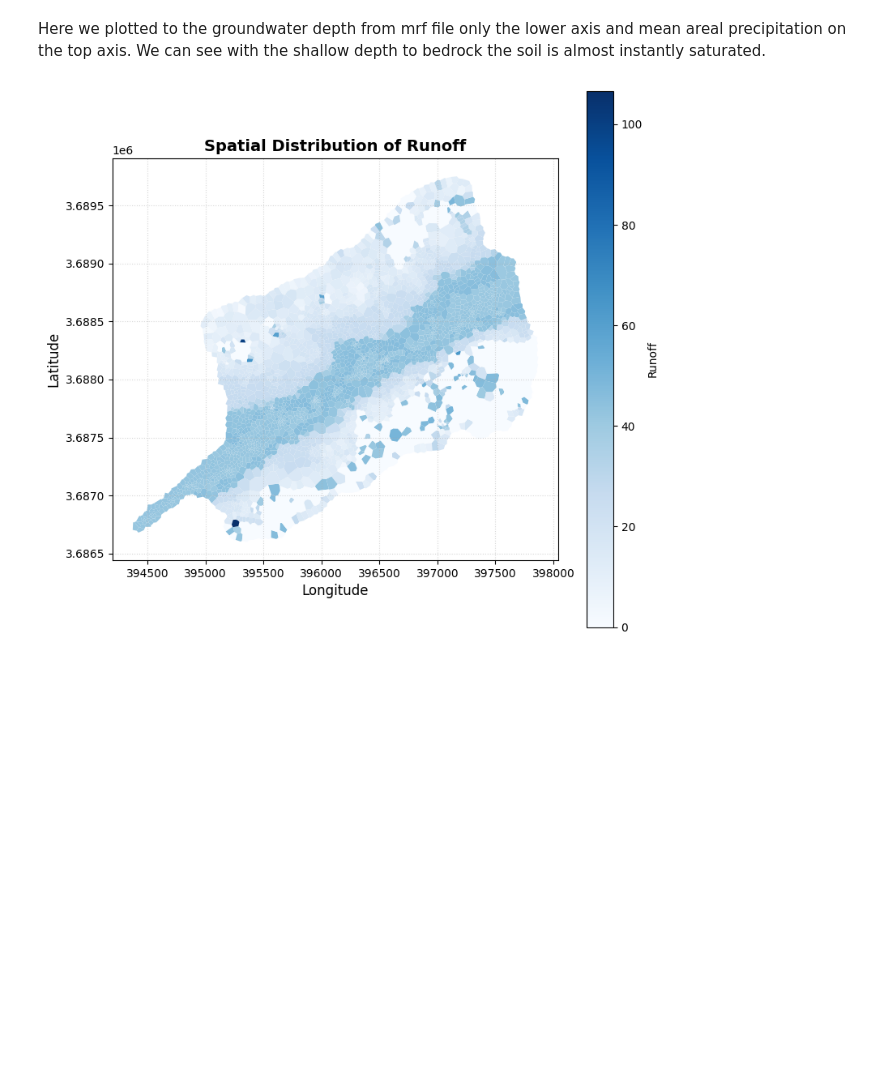
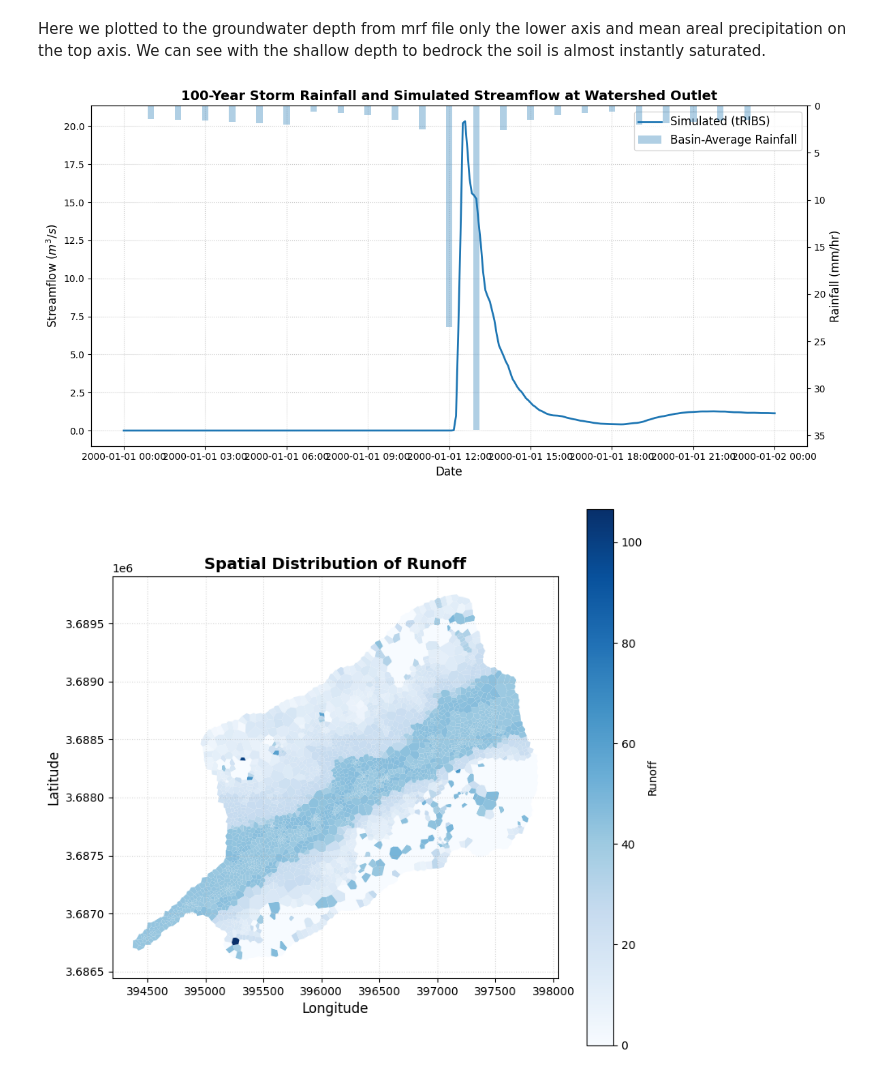
Before and after one commit to nourkanda/tRIBS-Workshop-Sandbox, a Jupyter notebook: workspaces/SMF_pytRIBS/smf_demo/Run_Model_100yr.ipynb, the cells around one changed output. Drawn from its saved outputs; the diff is of its cells as text; code cells hidden in the pictures; blank space fills up the shorter version.

```diff
--- a/workspaces/SMF_pytRIBS/smf_demo/Run_Model_100yr.ipynb
+++ b/workspaces/SMF_pytRIBS/smf_demo/Run_Model_100yr.ipynb
@@ -278,4 +302,67 @@ plt.show()
 Here we plotted to the groundwater depth from mrf file only the lower axis and mean areal precipitation on the top axis. We can see with the shallow depth to bedrock the soil is almost instantly saturated.
+# %%
+import pandas as pd
+import matplotlib.pyplot as plt
+import matplotlib.dates as mdates
+
+# PREPARE SIMULATED DATA
+strmflw_sim = strmflw_sim_raw.copy()
+strmflw_sim['Time'] = pd.to_datetime(strmflw_sim['Time'])
+strmflw_sim.set_index('Time', inplace=True)
+sim_resampled = strmflw_sim['Qstrm_m3s'].resample('5T').mean()
+
+storm_df = pd.DataFrame({
+    'Simulated': sim_resampled
+}).dropna()
+
+event_start = storm_df.index.min()
+event_end = storm_df.index.max()
+event_df = storm_df.loc[event_start:event_end]
+
+# PREPARE RAINFALL
+mrf_plot = mrf.copy()
+mrf_plot.index = pd.to_datetime(mrf_plot.index)
+rain_df = mrf_plot.loc[event_start:event_end]
+
+# PLOTTING
+fig, ax1 = plt.subplots(figsize=(12, 6))
+
+ax1.plot(
+    event_df.index,
+    event_df['Simulated'],
+    label='Simulated (tRIBS)',
+    color='#1f77b4',
+    linewidth=2
+)
+ax1.set_title('100-Year Storm Rainfall and Simulated Streamflow at Watershed Outlet',
+              fontsize=14, fontweight='bold')
+ax1.set_ylabel('Streamflow ($m^3/s$)', fontsize=12)
+ax1.set_xlabel('Date', fontsize=12)
+
+ax2 = ax1.twinx()
+ax2.bar(
+    rain_df.index,
+    rain_df['MAP'],
+    width=0.01,
+    alpha=0.35,
+    label='Basin-Average Rainfall'
+)
+ax2.set_ylabel('Rainfall (mm/hr)', fontsize=12)
+ax2.invert_yaxis()
+
+ax1.xaxis.set_major_formatter(mdates.DateFormatter('%Y-%m-%d %H:%M'))
+plt.xticks(rotation=45)
+
+lines1, labels1 = ax1.get_legend_handles_labels()
+lines2, labels2 = ax2.get_legend_handles_labels()
+ax1.legend(lines1 + lines2, labels1 + labels2, fontsize=12, loc='upper right')
+
+ax1.grid(True, linestyle=':', alpha=0.7)
+
+plt.tight_layout()
+plt.show()
+# %% [output]
+[figure, added]
 # %%
 fig, ax = plt.subplots(figsize=(8, 7))
 
```
Also changed, not shown: parts of 2 cells of this notebook, 3 other files.
